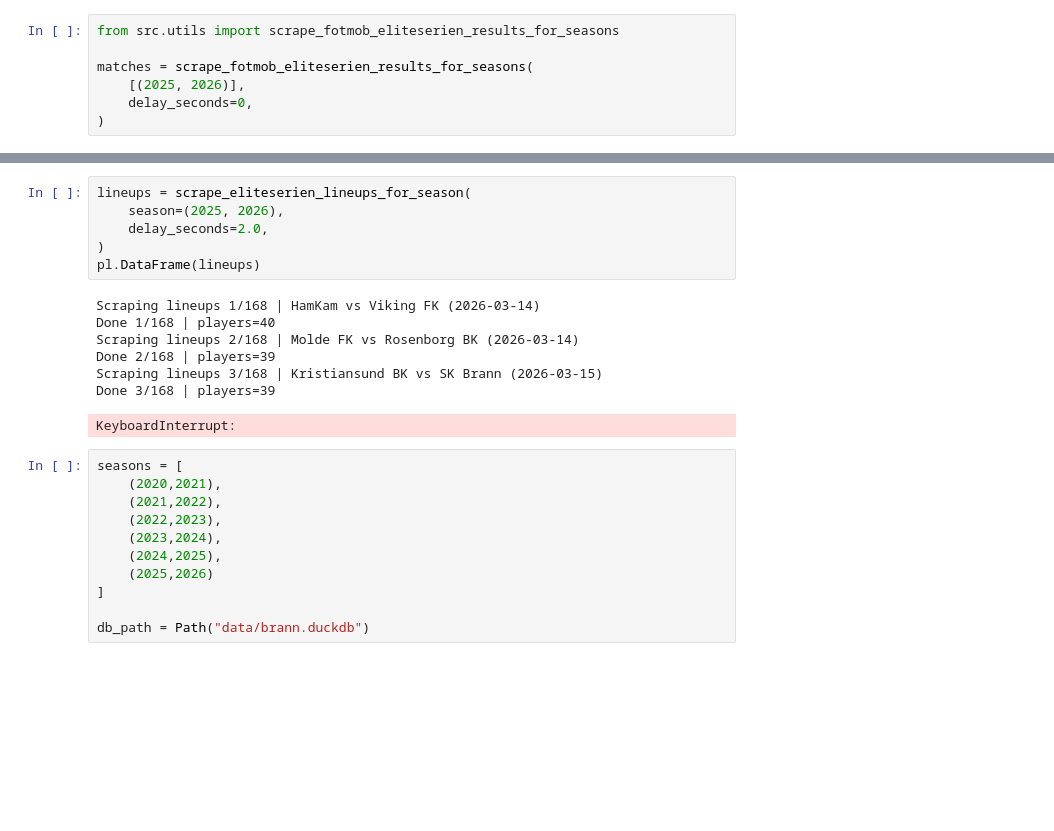
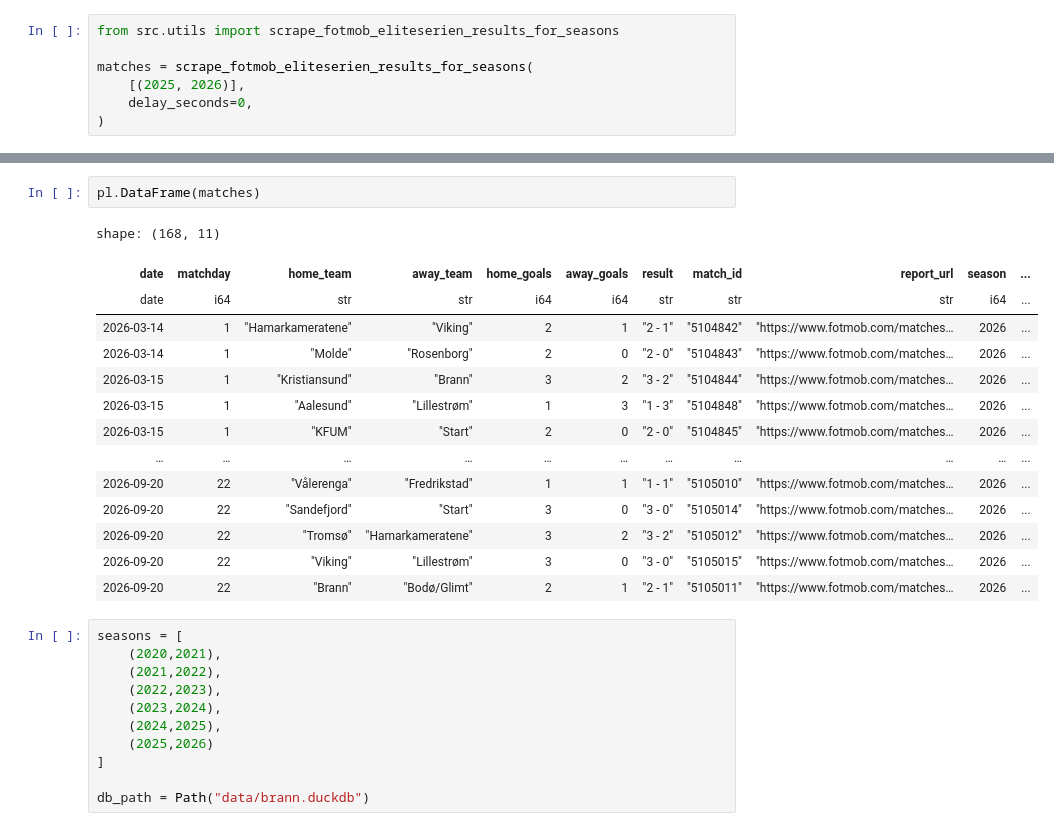
Before and after one commit to PolarsDude/brann_ticket_sales_forecasting, a Jupyter notebook: ingest_data.ipynb, the cells around one changed output, grey strips where cells are left out. Saved outputs shown, nothing was run; the diff lists cells and outputs as text; blank space fills up the shorter version.

```diff
--- a/ingest_data.ipynb
+++ b/ingest_data.ipynb
@@ -48,17 +33,20 @@ shape: (105, 6)
-# %%
-lineups = scrape_eliteserien_lineups_for_season(
-    season=(2025, 2026),
-    delay_seconds=2.0,
-)
-pl.DataFrame(lineups)
-# %% [output]
-Scraping lineups 1/168 | HamKam vs Viking FK (2026-03-14)
-Done 1/168 | players=40
-Scraping lineups 2/168 | Molde FK vs Rosenborg BK (2026-03-14)
-Done 2/168 | players=39
-Scraping lineups 3/168 | Kristiansund BK vs SK Brann (2026-03-15)
-Done 3/168 | players=39
-KeyboardInterrupt:
+# %%
+pl.DataFrame(matches)
+# %% [output]
+shape: (168, 11)
+| date | matchday | home_team | away_team | home_goals | away_goals | result | match_id | report_url | season | ... |
+| date | i64 | str | str | i64 | i64 | str | str | str | i64 | ... |
+| 2026-03-14 | 1 | "Hamarkameratene" | "Viking" | 2 | 1 | "2 - 1" | "5104842" | "https://www.fotmob.com/matches… | 2026 | ... |
+| 2026-03-14 | 1 | "Molde" | "Rosenborg" | 2 | 0 | "2 - 0" | "5104843" | "https://www.fotmob.com/matches… | 2026 | ... |
+| 2026-03-15 | 1 | "Kristiansund" | "Brann" | 3 | 2 | "3 - 2" | "5104844" | "https://www.fotmob.com/matches… | 2026 | ... |
+| 2026-03-15 | 1 | "Aalesund" | "Lillestrøm" | 1 | 3 | "1 - 3" | "5104848" | "https://www.fotmob.com/matches… | 2026 | ... |
+| 2026-03-15 | 1 | "KFUM" | "Start" | 2 | 0 | "2 - 0" | "5104845" | "https://www.fotmob.com/matches… | 2026 | ... |
+| … | … | … | … | … | … | … | … | … | … | ... |
+| 2026-09-20 | 22 | "Vålerenga" | "Fredrikstad" | 1 | 1 | "1 - 1" | "5105010" | "https://www.fotmob.com/matches… | 2026 | ... |
+| 2026-09-20 | 22 | "Sandefjord" | "Start" | 3 | 0 | "3 - 0" | "5105014" | "https://www.fotmob.com/matches… | 2026 | ... |
+| 2026-09-20 | 22 | "Tromsø" | "Hamarkameratene" | 3 | 2 | "3 - 2" | "5105012" | "https://www.fotmob.com/matches… | 2026 | ... |
+| 2026-09-20 | 22 | "Viking" | "Lillestrøm" | 3 | 0 | "3 - 0" | "5105015" | "https://www.fotmob.com/matches… | 2026 | ... |
+| 2026-09-20 | 22 | "Brann" | "Bodø/Glimt" | 2 | 1 | "2 - 1" | "5105011" | "https://www.fotmob.com/matches… | 2026 | ... |
 # %%
 seasons = [
     (2020,2021),
```
Also changed, not shown: parts of 8 cells of this notebook.
